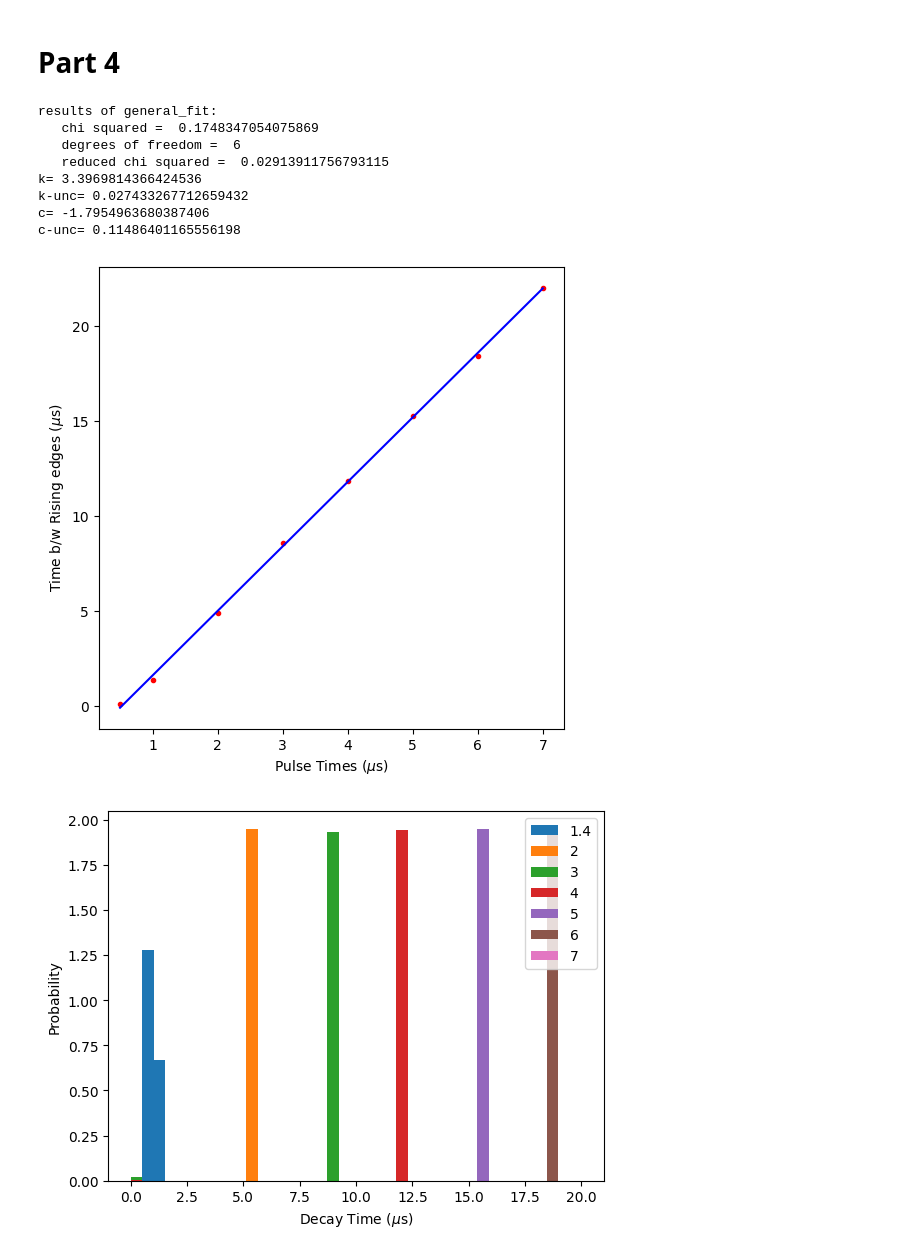
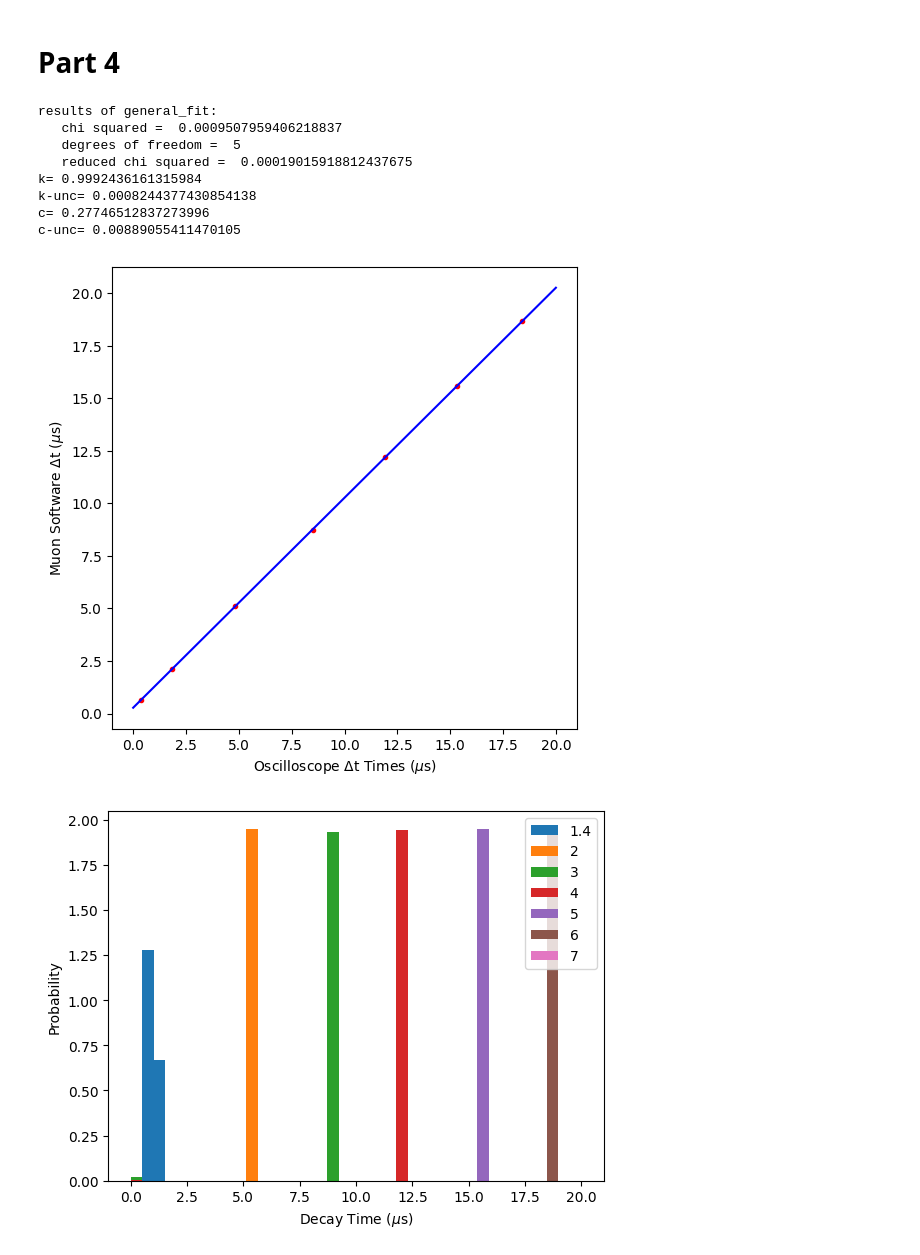
Before and after one commit to youssefgaballa/MuonNotebooks, a Jupyter notebook: muonp4-6.ipynb, the cells around one changed output. Saved outputs shown, nothing was run; the diff lists cells and outputs as text; code cells hidden in the pictures.

```diff
--- a/muonp4-6.ipynb
+++ b/muonp4-6.ipynb
@@ -40,36 +40,37 @@ import matplotlib.pyplot as plt
 # Part 4
 # %%
 # Part a
-pulseTimes = np.array([0.5, 1, 2, 3, 4, 5, 6,7]) # microseconds
-deltaT = np.array([0.11, 1.34, 4.89, 8.56,11.84, 15.24, 18.45, 22.02]) # oscilloscope microseconds
+oscillTimes = np.array([0.374, 1.84, 4.81, 8.49, 11.92, 15.33, 18.39]) # microseconds
+softTimes = np.array([0.64, 2.12, 5.1, 8.75,12.2, 15.58, 18.66]) # oscilloscope microseconds
 #x = [1,2,3,4,5,6,7]
-pg = [3.0,-1.0]
+pg = [1.0,1.0]
 def f(x,k,c):
     return k*x+c
 
-(popt, punc, rc, d) = curve_fit_custom(f, pulseTimes, deltaT,pg)
+(popt, punc, rc, d) = curve_fit_custom(f, oscillTimes, softTimes,pg)
 print('k=',popt[0])
 print('k-unc=',punc[0])
 print('c=',popt[1])
 print('c-unc=',punc[1])
-fit = f(pulseTimes, k = popt[0], c = popt[1])
+x = np.array([0,1,2,3,4,5,6,7,8,9,10,11,12,13,14,15,16,17,18,19,20])
+fit = f(x, k = popt[0], c = popt[1])
 
 figure(figsize=(6,6))
-plot(pulseTimes, deltaT, 'r.')
-plot(pulseTimes, fit, 'b-')
-xlabel(r'Pulse Times ($\mu$s)')
-ylabel(r'Time b/w Rising edges ($\mu$s)')
+plot(oscillTimes, softTimes, 'r.')
+plot(x, fit, 'b-')
+xlabel(r'Oscilloscope $\Delta$t Times ($\mu$s)')
+ylabel(r'Muon Software $\Delta$t ($\mu$s)')
 show()
 # %% [output]
 results of general_fit:
-   chi squared =  0.1748347054075869
-   degrees of freedom =  6
-   reduced chi squared =  0.02913911756793115
-k= 3.3969814366424536
-k-unc= 0.027433267712659432
-c= -1.7954963680387406
-c-unc= 0.11486401165556198
+   chi squared =  0.0009507959406218837
+   degrees of freedom =  5
+   reduced chi squared =  0.00019015918812437675
+k= 0.9992436161315984
+k-unc= 0.0008244377430854138
+c= 0.27746512837273996
+c-unc= 0.00889055411470105
-[figure, old version]
+[figure, new version]
 # %%
 bins = np.linspace(0, 20, 40)
 
```
Also changed, not shown: parts of 1 cell of this notebook.
